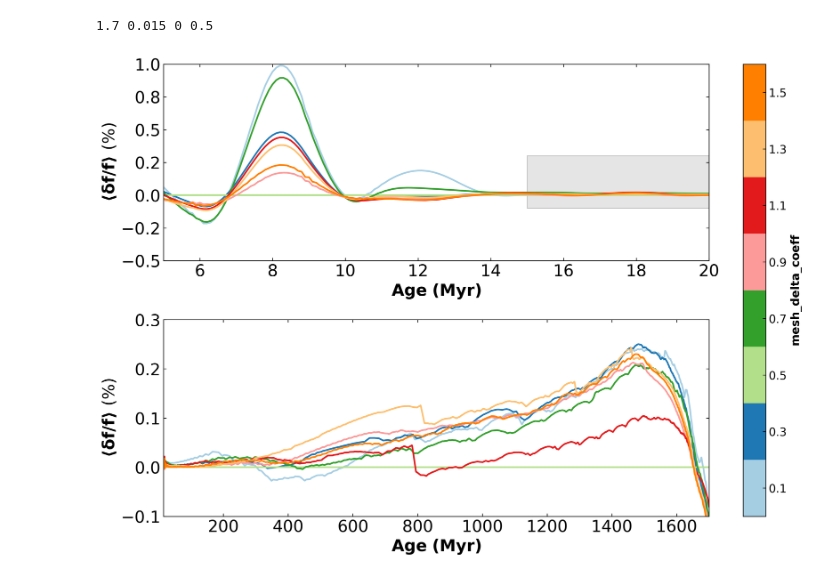
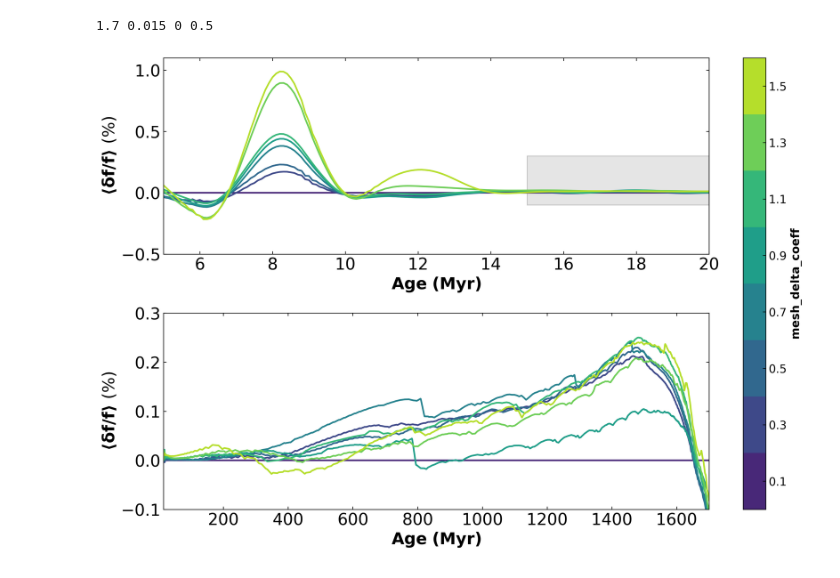
Before and after one commit to gautam-404/MESA-tests, a Jupyter notebook: comp.ipynb, the cells around one changed output. Saved outputs shown, nothing was run; the diff lists cells and outputs as text; code cells hidden in the pictures.

```diff
--- a/comp.ipynb
+++ b/comp.ipynb
@@ -160,10 +160,11 @@ from scipy.signal import savgol_filter  as filter
 # from scipy.signal import medfilt as filter
 # from scipy.signal import wiener as filter
 
-key_ref = "M=1.7_Z=0.015_V=0_var=1"
+key_ref = "M=1.7_Z=0.015_V=0_var=0.1"
 mean_diffs = []
-keys = list(data_dict.keys())
-for key in data_dict.keys():
+var_samples = np.round(np.arange(0.1, 1.7, 0.2), 2)
+for i in range(len(var_samples)):
+    key = f"M=1.7_Z=0.015_V=0_var={var_samples[i]}"
     this_mean = []
     for i, row in data_dict[key].iterrows():
         freqs_alt_0 = row[6:16].values
@@ -176,9 +177,8 @@ for key in data_dict.keys():
     this_mean = filter(this_mean, 31, 3)
     mean_diffs.append(this_mean)
 # %%
-var_samples = np.arange(0.1, 1.7, 0.2)
 fig = plt.figure(figsize=(15, 10))
-palette = sns.color_palette("Paired", len(var_samples))
+palette = sns.color_palette("viridis", len(var_samples))
 # palette = sns.color_palette("colorblind", len(var_samples))
 linestyle_tuple = [
      ('dotted',                (0, (1, 1))),
@@ -195,7 +195,7 @@ linestyle_tuple = [
 
 ax1 = plt.subplot(2, 1, 1)
 for ind, var in enumerate(var_samples):
-    key = keys[ind]
+    key = f"M=1.7_Z=0.015_V=0_var={var}"
     age = data_dict[key]["age"].values
     # plt.plot(age, mean_diffs[ind], color=palette[ind], lw=2, linestyle=linestyle_tuple[ind][1])
     plt.plot(age, mean_diffs[ind], color=palette[ind], lw=2)
@@ -205,7 +205,7 @@ title_font = mpl.font_manager.FontProperties(weight='black',
 font = mpl.font_manager.FontProperties(weight='bold',
                                    style='normal', size=18)
 plt.xlim([5, 20])
-plt.ylim([-0.005, 0.01])
+plt.ylim([-0.005, 0.011])
 plt.xlabel(r'$\bf{Age\ (Myr)}$', size=20)
 plt.ylabel(r'$\bf{\langle{\delta f/f}} \rangle\ \rm{(\%)}$', size=20)
 plt.gca().xaxis.set_tick_params(labelsize=20)
@@ -215,32 +215,32 @@ ax1.add_patch(rect)
 
 
 ax2 = plt.subplot(2, 1, 2)
 for ind, var in enumerate(var_samples):
-    key = keys[ind]
+    key = f"M=1.7_Z=0.015_V=0_var={var}"
     age = data_dict[key]["age"].values
     # plt.plot(age, mean_diffs[ind], color=palette[ind], lw=2, linestyle=linestyle_tuple[ind][1])
     plt.plot(age, mean_diffs[ind], color=palette[ind], lw=2)
 plt.xlabel(r'$\bf{Age\ (Myr)}$', size=20)
 plt.ylabel(r'$\bf{\langle{\delta f/f}} \rangle\ \rm{(\%)}$', size=20)
 plt.gca().xaxis.set_tick_params(labelsize=20)
 plt.gca().yaxis.set_tick_params(labelsize=20)
 plt.xlim([15, 1700])
 plt.ylim([-0.001, 0.003])
 plt.subplots_adjust(wspace=0, hspace=0.3)
 
 
 Z = [[0,0],[0,0]]
 levels = np.array(sorted(var_samples)+[1.7])
 contour = plt.contourf(Z, levels, cmap=mpl.colors.ListedColormap(palette))
 axes = [ax1, ax2]
 cb = plt.colorbar(contour, ticks=levels+0.1, label=r'$\bf{mesh\_delta\_coeff}$', ax=axes)
 cb.set_ticklabels([f"{level:.1f}" for level in levels])
 
 ax1.yaxis.set_major_formatter(mtick.PercentFormatter(xmax=1, decimals=1, symbol=''))
 ax2.yaxis.set_major_formatter(mtick.PercentFormatter(xmax=1, decimals=1, symbol=''))
 
 fig.align_ylabels([ax1, ax2])
 plt.show()
 # plt.savefig(f'../figures/mean_diff_panels.pdf', dpi=300, bbox_inches='tight')
 # %% [output]
-[figure, old version]
+[figure, new version]
```
Also changed, not shown: parts of 1 cell of this notebook, 1 other file.
